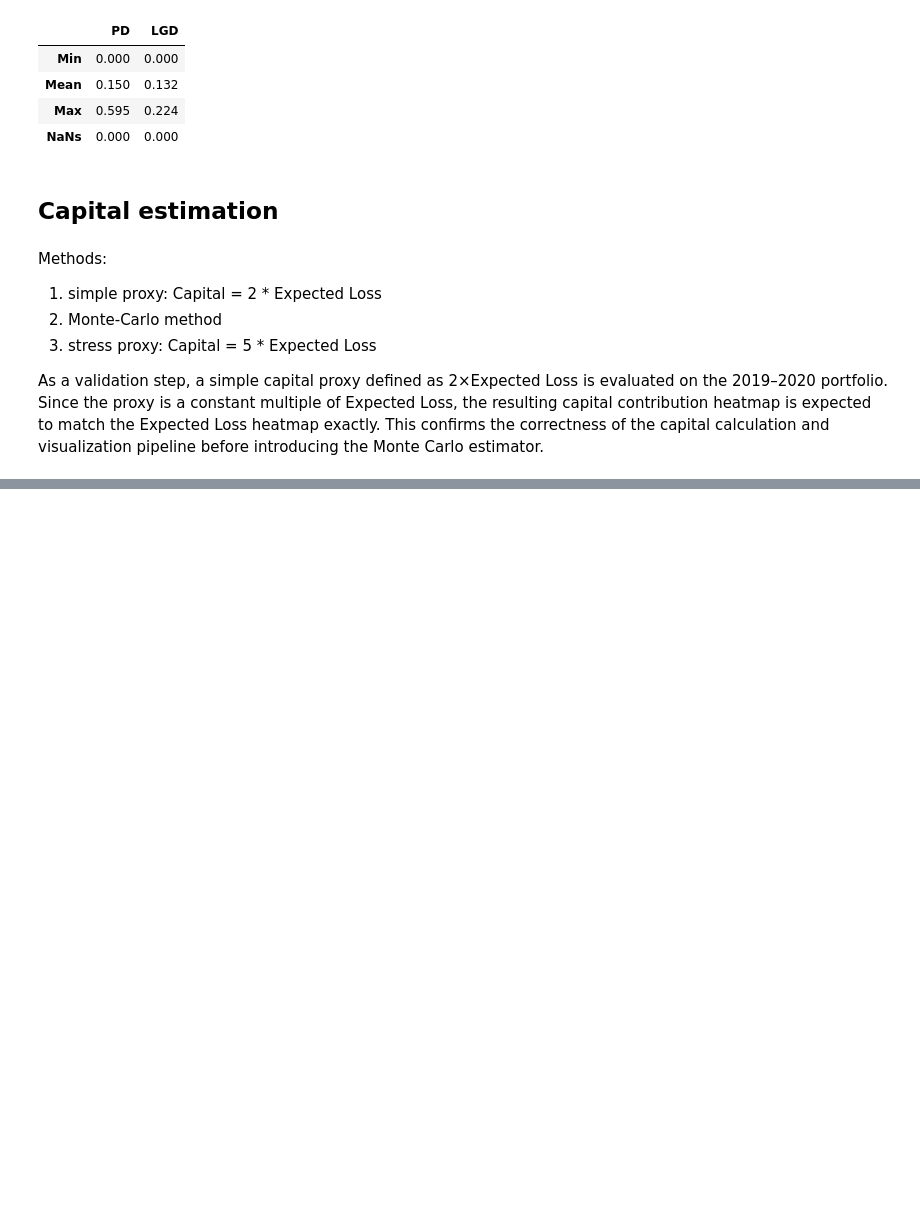
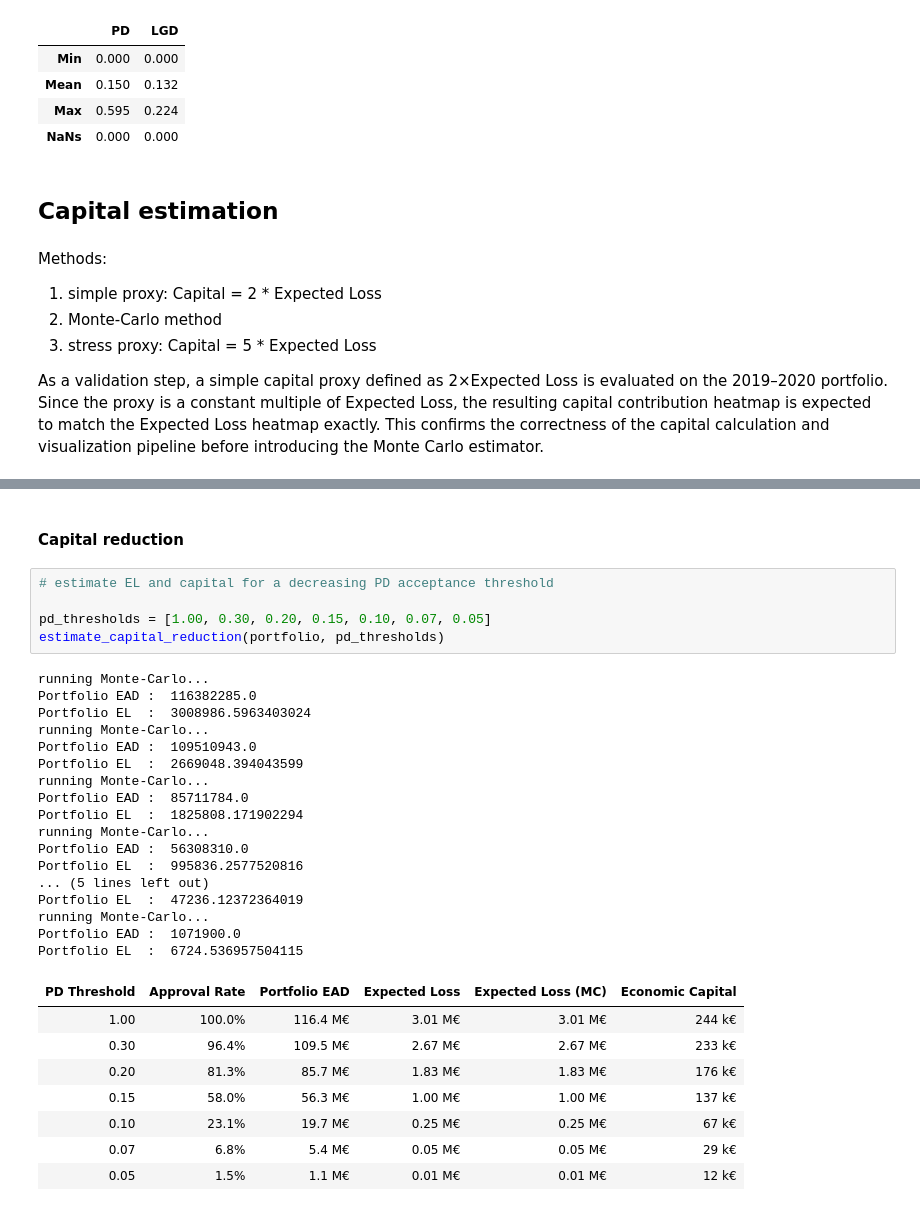
Before and after one commit to kostis2019/CREDIT-RISK-FRAMEWORK, a Jupyter notebook: notebooks/06_capital.ipynb, the cells around one changed output, grey strips where cells are left out. Saved outputs shown, nothing was run; the diff lists cells and outputs as text; blank space fills up the shorter version.

Commit message:
added capital reduction over different PD thresholds

```diff
--- a/notebooks/06_capital.ipynb
+++ b/notebooks/06_capital.ipynb
@@ -162,3 +162,36 @@ selected variable:  CAP
 50–70%   0.035381  0.069449  0.107718  0.146491  0.262292
 70–100%  0.001052  0.002166  0.004326  0.007598  0.008290
 [figure]
+# %% [markdown]
+#### Capital reduction
+# %%
+# estimate EL and capital for a decreasing PD acceptance threshold
+
+pd_thresholds = [1.00, 0.30, 0.20, 0.15, 0.10, 0.07, 0.05]
+estimate_capital_reduction(portfolio, pd_thresholds)
+# %% [output]
+running Monte-Carlo...
+Portfolio EAD :  116382285.0
+Portfolio EL  :  3008986.5963403024
+running Monte-Carlo...
+Portfolio EAD :  109510943.0
+Portfolio EL  :  2669048.394043599
+running Monte-Carlo...
+Portfolio EAD :  85711784.0
+Portfolio EL  :  1825808.171902294
+running Monte-Carlo...
+Portfolio EAD :  56308310.0
+Portfolio EL  :  995836.2577520816
+... (5 lines left out)
+Portfolio EL  :  47236.12372364019
+running Monte-Carlo...
+Portfolio EAD :  1071900.0
+Portfolio EL  :  6724.536957504115
+| PD Threshold | Approval Rate | Portfolio EAD | Expected Loss | Expected Loss (MC) | Economic Capital |
+| 1.00 | 100.0% | 116.4 M€ | 3.01 M€ | 3.01 M€ | 244 k€ |
+| 0.30 | 96.4% | 109.5 M€ | 2.67 M€ | 2.67 M€ | 233 k€ |
+| 0.20 | 81.3% | 85.7 M€ | 1.83 M€ | 1.83 M€ | 176 k€ |
+| 0.15 | 58.0% | 56.3 M€ | 1.00 M€ | 1.00 M€ | 137 k€ |
+| 0.10 | 23.1% | 19.7 M€ | 0.25 M€ | 0.25 M€ | 67 k€ |
+| 0.07 | 6.8% | 5.4 M€ | 0.05 M€ | 0.05 M€ | 29 k€ |
+| 0.05 | 1.5% | 1.1 M€ | 0.01 M€ | 0.01 M€ | 12 k€ |
```
Also changed, not shown: parts of 6 cells of this notebook, 4 other files.
